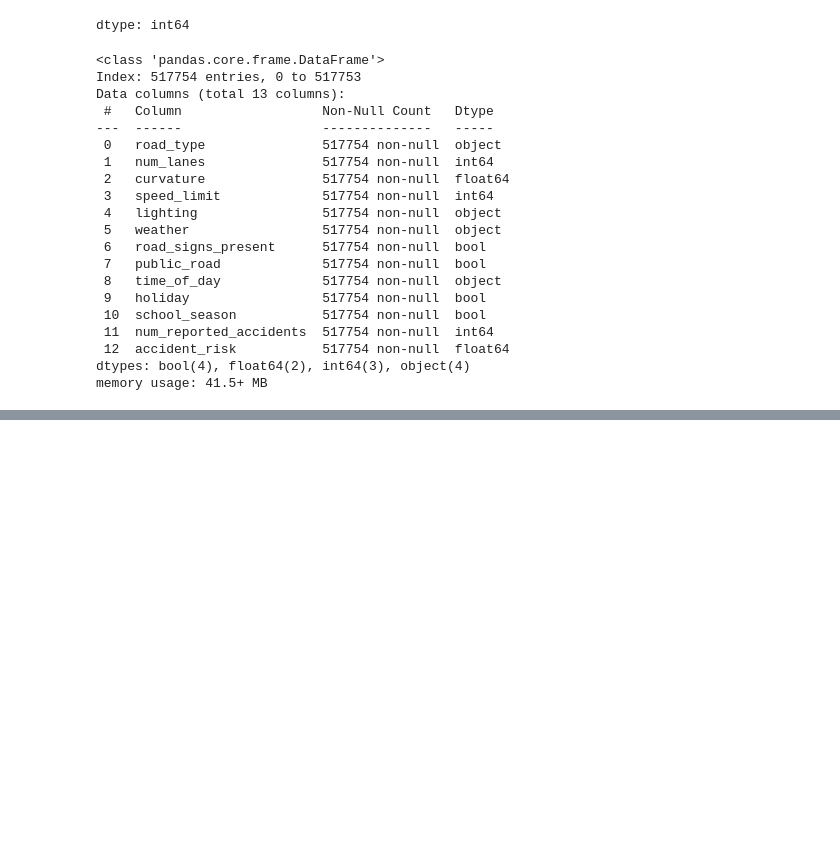
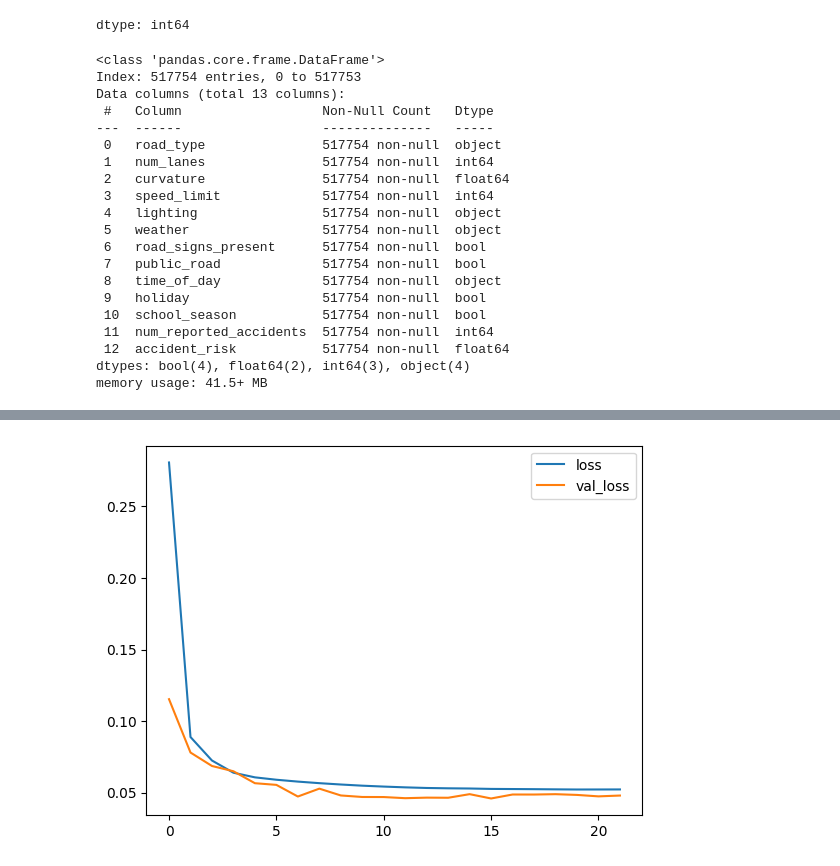
Before and after one commit to DarshanaHeendeniya/ML_Learning, a Jupyter notebook: AccidentRiskPredictionNeuralNetworks.ipynb, the cells around one changed output, grey strips where cells are left out. Saved outputs shown, nothing was run; the diff lists cells and outputs as text; code cells hidden in the pictures; blank space fills up the shorter version.

```diff
--- a/AccidentRiskPredictionNeuralNetworks.ipynb
+++ b/AccidentRiskPredictionNeuralNetworks.ipynb
@@ -119,0 +148,34 @@ X_train.head()
+# %%
+# Creating a neural network
+model = keras.Sequential([
+    layers.Dense(512, activation = 'relu', input_shape = [df_X_train.shape[1]]),
+    layers.Dropout(0.3),
+    layers.BatchNormalization(),
+    layers.Dense(256, activation = 'relu'),
+    layers.Dropout(0.3),
+    layers.BatchNormalization(),
+    layers.Dense(128, activation = 'relu'),
+    layers.Dropout(0.3),
+    layers.BatchNormalization(),
+    layers.Dense(64, activation = 'relu'),
+    layers.Dropout(0.3),
+    layers.BatchNormalization(),
+    layers.Dense(32, activation = 'relu'),
+    layers.Dropout(0.3),
+    layers.BatchNormalization(),
+    layers.Dense(1)
+])
+
+# Optimizing the network
+model.compile(optimizer='adam', loss='mae')
+
+# Adding early stopping to the model
+early_stopping = EarlyStopping(min_delta = 0.001, patience = 10, restore_best_weights = True)
+
+# Training the model
+history = model.fit(df_X_train, y_train, validation_data=(df_X_val, y_val), batch_size = 1000, epochs = 5000, callbacks = [early_stopping], verbose = 0)
+
+history_df = pd.DataFrame(history.history)
+history_df.loc[:, ['loss', 'val_loss']].plot()
+print("Minimum validation loss: {:0.4f}".format(history_df['val_loss'].min()))
+# %% [output]
@@ -119,0 +183 @@ X_train.head()
+[figure, added]
```
Also changed, not shown: parts of 6 cells of this notebook.
